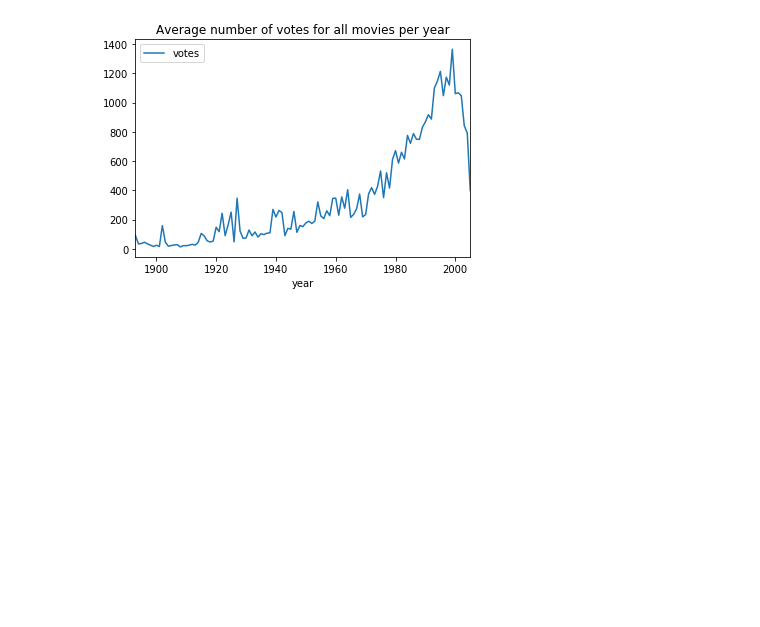
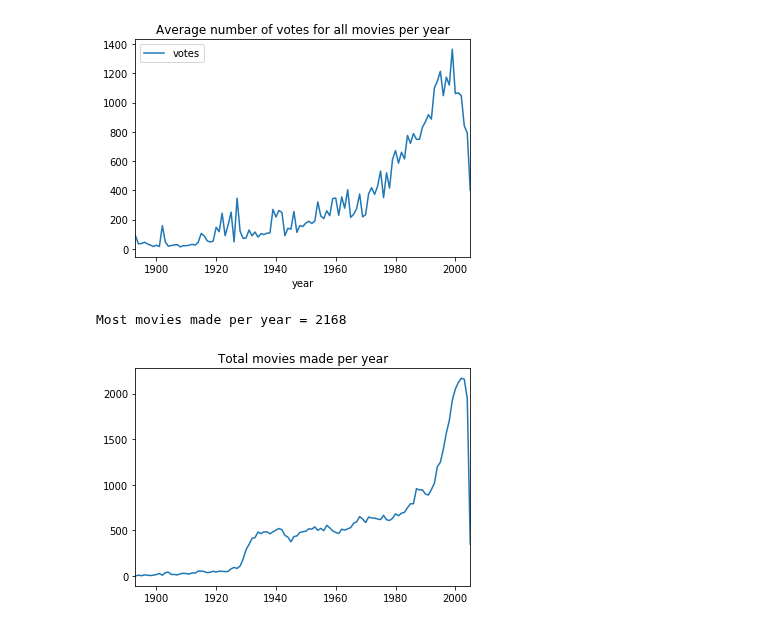
Before and after one commit to brookeslawski/datascience-homeworks-local, a Jupyter notebook: HW3/2018-HW3.ipynb, the cells around one changed output. Cells and saved outputs as stored; diff of their text form; code cells hidden in the pictures; blank space fills up the shorter version.

```diff
--- a/HW3/2018-HW3.ipynb
+++ b/HW3/2018-HW3.ipynb
@@ -501,3 +552,9 @@ pdmovies[["year","votes"]].groupby("year").mean().plot(title="Average number of
 # %% [output]
 <matplotlib.axes._subplots.AxesSubplot at 0x...>
 [figure]
+# %%
+pdmovies["year"].value_counts().sort_index().plot(title="Total movies made per year") #sorts by year, which is the index
+print("Most movies made per year = " + str(pdmovies["year"].value_counts().max()))
+# %% [output]
+Most movies made per year = 2168
+[figure, added]
```
Also changed, not shown: parts of 13 cells of this notebook.
